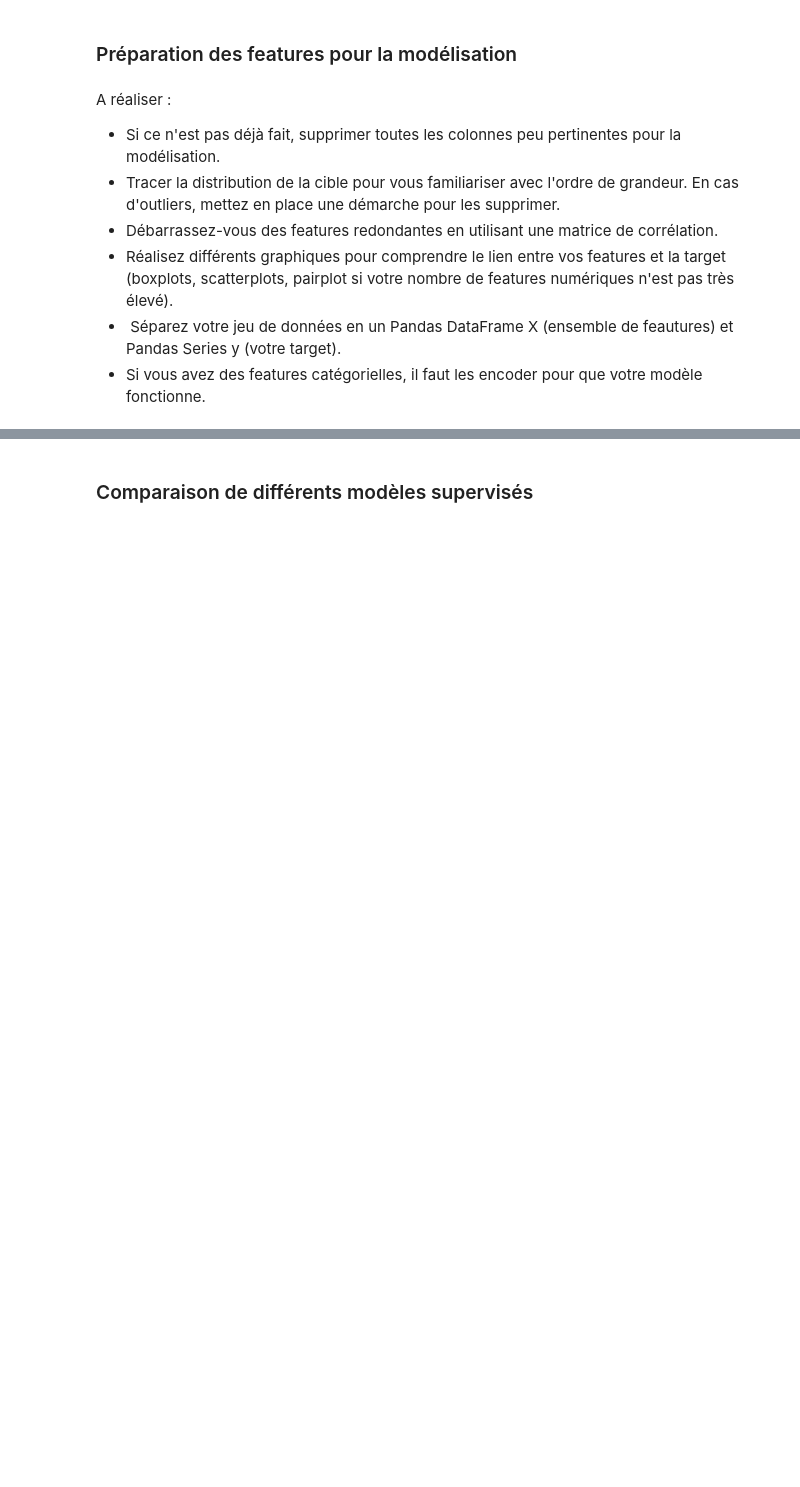
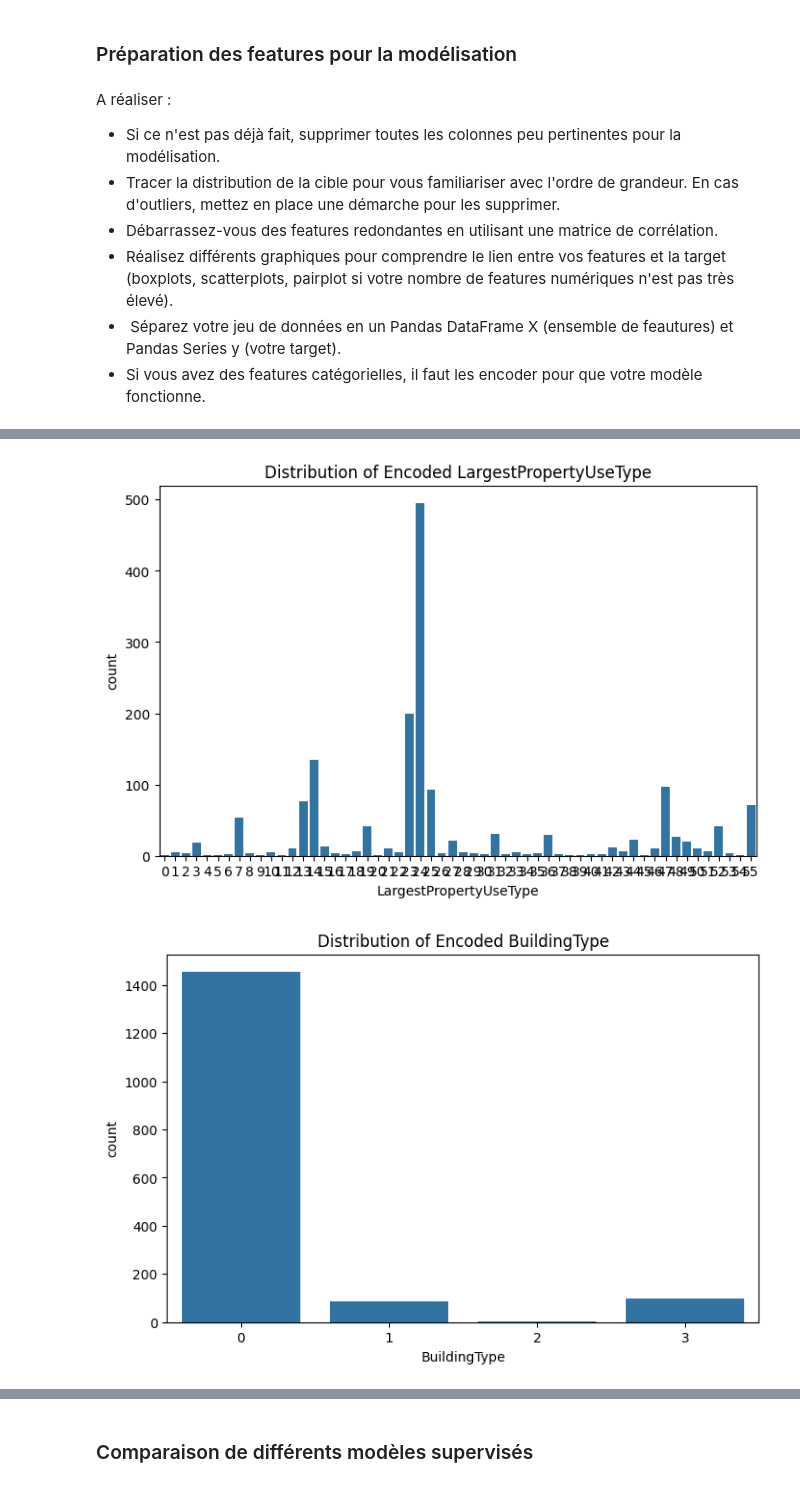
Before and after one commit to Tarek-D/P6, a Jupyter notebook: notebooks/modelistation_supervisee.ipynb, the cells around one changed output, grey strips where cells are left out. Cells and saved outputs as stored; diff of their text form; code cells hidden in the pictures; blank space fills up the shorter version.

```diff
--- a/notebooks/modelistation_supervisee.ipynb
+++ b/notebooks/modelistation_supervisee.ipynb
@@ -272,0 +473,16 @@ A réaliser :
+# %%
+# Encoder les variables catégorielles
+categorical_cols = ['LargestPropertyUseType', 'BuildingType', 'PrimaryPropertyType']
+for col in categorical_cols:
+    le = LabelEncoder()
+    building_consumption[col] = le.fit_transform(building_consumption[col])
+# %%
+# Vérifier visuellement les valeurs encodées
+for col in categorical_cols:
+    plt.figure(figsize=(8,5))
+    sns.countplot(x=building_consumption[col])
+    plt.title(f'Distribution of Encoded {col}')
+    plt.show()
+# %% [output]
+[figure, added]
+[figure, added]
```
Also changed, not shown: parts of 28 cells of this notebook.
